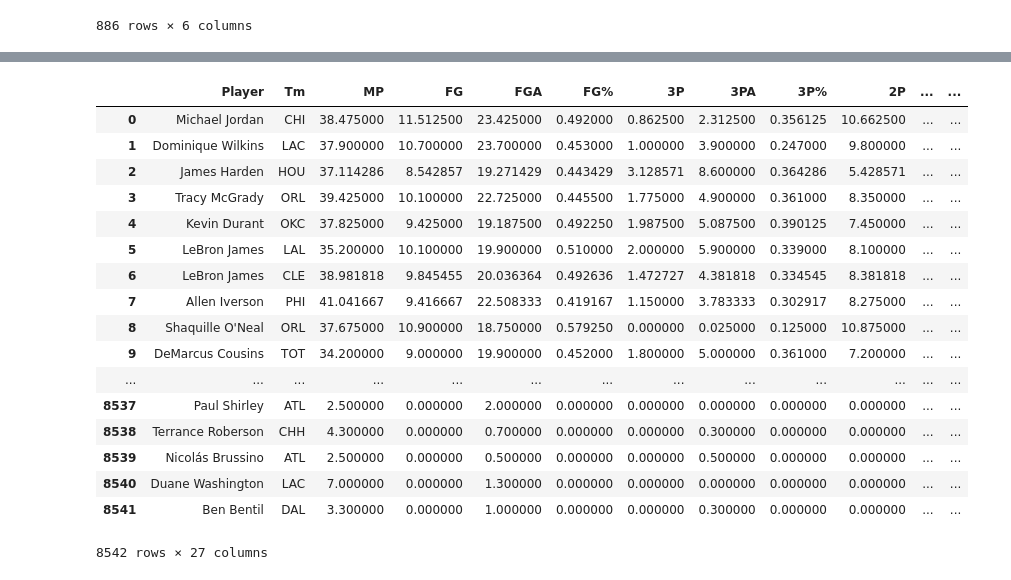
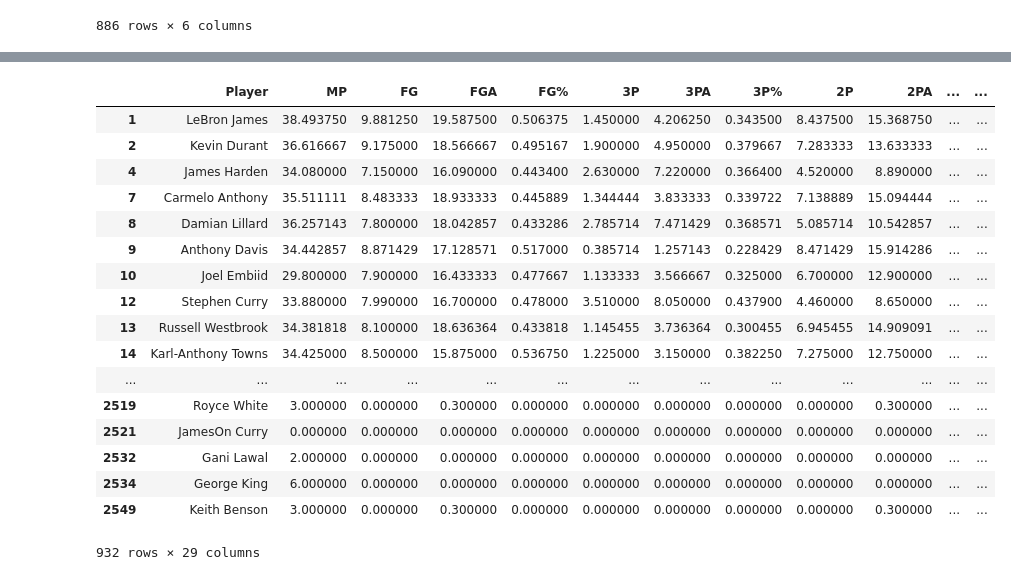
Before and after one commit to andrewfrilot/NBA_Scout, a Jupyter notebook: iPython_Notebooks/Merge.ipynb, the cells around one changed output, grey strips where cells are left out. Saved outputs shown, nothing was run; the diff lists cells and outputs as text; code cells hidden in the pictures.

```diff
--- a/iPython_Notebooks/Merge.ipynb
+++ b/iPython_Notebooks/Merge.ipynb
@@ -522,4 +522,4 @@ draft_merged[draft_merged["Player Index"].notna()]
 | 1128 | 2018 | 2 | 43 | DEN | Justin Jackson | Justin Jackson _1995 |
 886 rows × 6 columns
 # %%
-nba_merged.merge(draft_merged, on = ["Player Index", "Player"], how = "left")
+nba_merged = nba_agg.merge(drafty, on = "Player", how = "left")
@@ -545,21 +526,21 @@ nba_merged.merge(draft_merged, on = ["Player Index", "Player"], how = "left")
-# %%
-nba_merged
-# %% [output]
-|  | Player | Tm | MP | FG | FGA | FG% | 3P | 3PA | 3P% | 2P | ... | ... |
-| 0 | Michael Jordan | CHI | 38.475000 | 11.512500 | 23.425000 | 0.492000 | 0.862500 | 2.312500 | 0.356125 | 10.662500 | ... | ... |
-| 1 | Dominique Wilkins | LAC | 37.900000 | 10.700000 | 23.700000 | 0.453000 | 1.000000 | 3.900000 | 0.247000 | 9.800000 | ... | ... |
-| 2 | James Harden | HOU | 37.114286 | 8.542857 | 19.271429 | 0.443429 | 3.128571 | 8.600000 | 0.364286 | 5.428571 | ... | ... |
-| 3 | Tracy McGrady | ORL | 39.425000 | 10.100000 | 22.725000 | 0.445500 | 1.775000 | 4.900000 | 0.361000 | 8.350000 | ... | ... |
-| 4 | Kevin Durant | OKC | 37.825000 | 9.425000 | 19.187500 | 0.492250 | 1.987500 | 5.087500 | 0.390125 | 7.450000 | ... | ... |
-| 5 | LeBron James | LAL | 35.200000 | 10.100000 | 19.900000 | 0.510000 | 2.000000 | 5.900000 | 0.339000 | 8.100000 | ... | ... |
-| 6 | LeBron James | CLE | 38.981818 | 9.845455 | 20.036364 | 0.492636 | 1.472727 | 4.381818 | 0.334545 | 8.381818 | ... | ... |
-| 7 | Allen Iverson | PHI | 41.041667 | 9.416667 | 22.508333 | 0.419167 | 1.150000 | 3.783333 | 0.302917 | 8.275000 | ... | ... |
-| 8 | Shaquille O'Neal | ORL | 37.675000 | 10.900000 | 18.750000 | 0.579250 | 0.000000 | 0.025000 | 0.125000 | 10.875000 | ... | ... |
-| 9 | DeMarcus Cousins | TOT | 34.200000 | 9.000000 | 19.900000 | 0.452000 | 1.800000 | 5.000000 | 0.361000 | 7.200000 | ... | ... |
-| ... | ... | ... | ... | ... | ... | ... | ... | ... | ... | ... | ... | ... |
-| 8537 | Paul Shirley | ATL | 2.500000 | 0.000000 | 2.000000 | 0.000000 | 0.000000 | 0.000000 | 0.000000 | 0.000000 | ... | ... |
-| 8538 | Terrance Roberson | CHH | 4.300000 | 0.000000 | 0.700000 | 0.000000 | 0.000000 | 0.300000 | 0.000000 | 0.000000 | ... | ... |
-| 8539 | Nicolás Brussino | ATL | 2.500000 | 0.000000 | 0.500000 | 0.000000 | 0.000000 | 0.500000 | 0.000000 | 0.000000 | ... | ... |
-| 8540 | Duane Washington | LAC | 7.000000 | 0.000000 | 1.300000 | 0.000000 | 0.000000 | 0.000000 | 0.000000 | 0.000000 | ... | ... |
-| 8541 | Ben Bentil | DAL | 3.300000 | 0.000000 | 1.000000 | 0.000000 | 0.000000 | 0.300000 | 0.000000 | 0.000000 | ... | ... |
-8542 rows × 27 columns
+# %%
+nba_merged[nba_merged.Pk.notna()]
+# %% [output]
+|  | Player | MP | FG | FGA | FG% | 3P | 3PA | 3P% | 2P | 2PA | ... | ... |
+| 1 | LeBron James | 38.493750 | 9.881250 | 19.587500 | 0.506375 | 1.450000 | 4.206250 | 0.343500 | 8.437500 | 15.368750 | ... | ... |
+| 2 | Kevin Durant | 36.616667 | 9.175000 | 18.566667 | 0.495167 | 1.900000 | 4.950000 | 0.379667 | 7.283333 | 13.633333 | ... | ... |
+| 4 | James Harden | 34.080000 | 7.150000 | 16.090000 | 0.443400 | 2.630000 | 7.220000 | 0.366400 | 4.520000 | 8.890000 | ... | ... |
+| 7 | Carmelo Anthony | 35.511111 | 8.483333 | 18.933333 | 0.445889 | 1.344444 | 3.833333 | 0.339722 | 7.138889 | 15.094444 | ... | ... |
+| 8 | Damian Lillard | 36.257143 | 7.800000 | 18.042857 | 0.433286 | 2.785714 | 7.471429 | 0.368571 | 5.085714 | 10.542857 | ... | ... |
+| 9 | Anthony Davis | 34.442857 | 8.871429 | 17.128571 | 0.517000 | 0.385714 | 1.257143 | 0.228429 | 8.471429 | 15.914286 | ... | ... |
+| 10 | Joel Embiid | 29.800000 | 7.900000 | 16.433333 | 0.477667 | 1.133333 | 3.566667 | 0.325000 | 6.700000 | 12.900000 | ... | ... |
+| 12 | Stephen Curry | 33.880000 | 7.990000 | 16.700000 | 0.478000 | 3.510000 | 8.050000 | 0.437900 | 4.460000 | 8.650000 | ... | ... |
+| 13 | Russell Westbrook | 34.381818 | 8.100000 | 18.636364 | 0.433818 | 1.145455 | 3.736364 | 0.300455 | 6.945455 | 14.909091 | ... | ... |
+| 14 | Karl-Anthony Towns | 34.425000 | 8.500000 | 15.875000 | 0.536750 | 1.225000 | 3.150000 | 0.382250 | 7.275000 | 12.750000 | ... | ... |
+| ... | ... | ... | ... | ... | ... | ... | ... | ... | ... | ... | ... | ... |
+| 2519 | Royce White | 3.000000 | 0.000000 | 0.300000 | 0.000000 | 0.000000 | 0.000000 | 0.000000 | 0.000000 | 0.300000 | ... | ... |
+| 2521 | JamesOn Curry | 0.000000 | 0.000000 | 0.000000 | 0.000000 | 0.000000 | 0.000000 | 0.000000 | 0.000000 | 0.000000 | ... | ... |
+| 2532 | Gani Lawal | 2.000000 | 0.000000 | 0.000000 | 0.000000 | 0.000000 | 0.000000 | 0.000000 | 0.000000 | 0.000000 | ... | ... |
+| 2534 | George King | 6.000000 | 0.000000 | 0.000000 | 0.000000 | 0.000000 | 0.000000 | 0.000000 | 0.000000 | 0.000000 | ... | ... |
+| 2549 | Keith Benson | 3.000000 | 0.000000 | 0.300000 | 0.000000 | 0.000000 | 0.000000 | 0.000000 | 0.000000 | 0.300000 | ... | ... |
+932 rows × 29 columns
```
Also changed, not shown: parts of 1 cell of this notebook, 1 other file.
